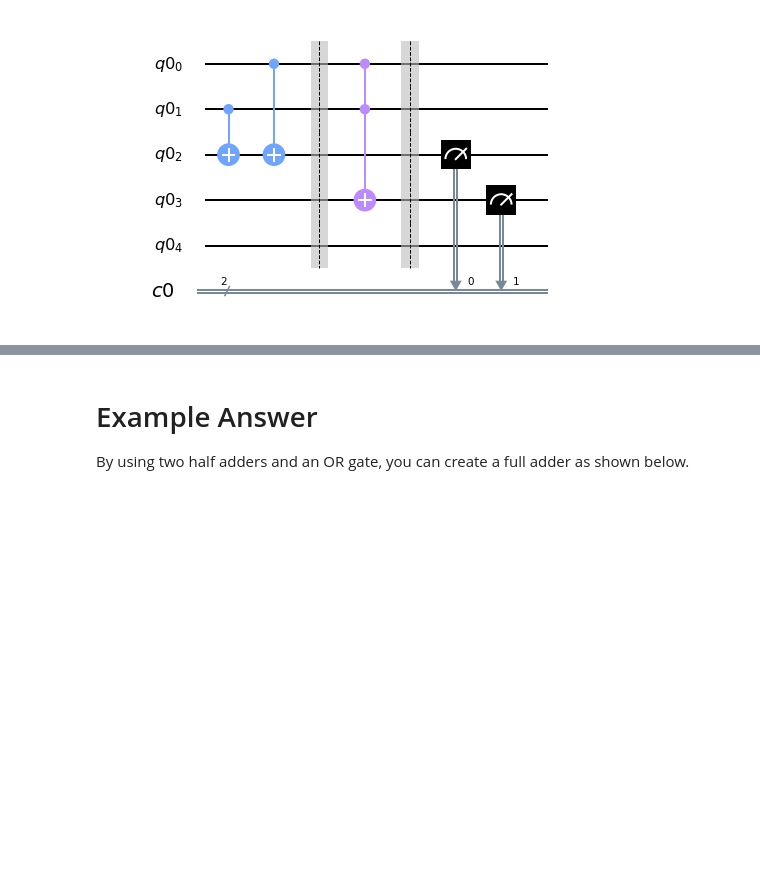
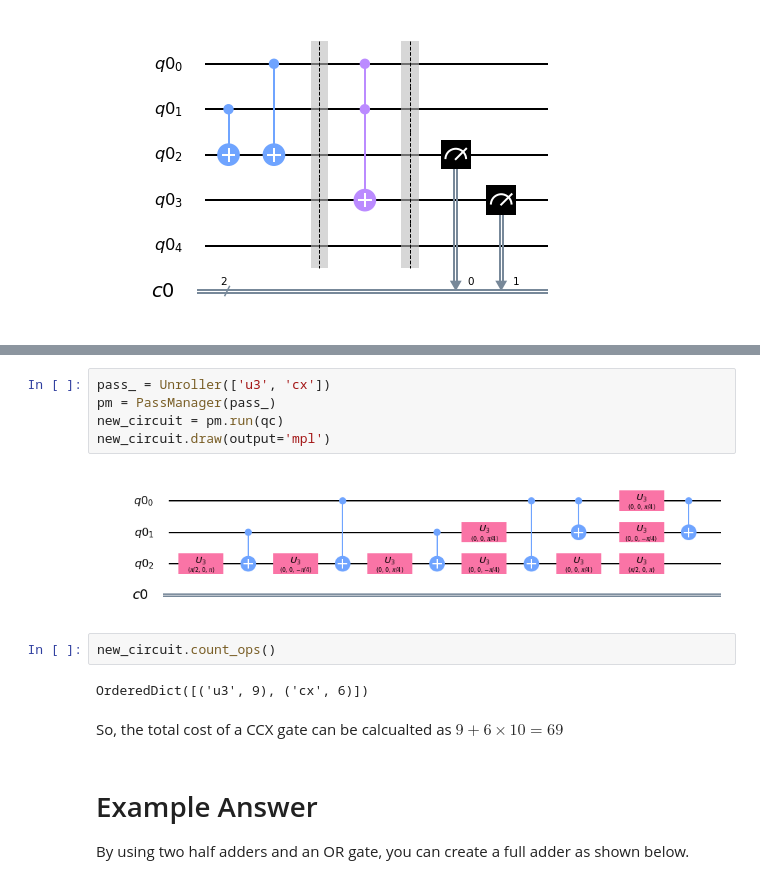
Before and after one commit to quantum-challenge/2019, a Jupyter notebook: problems/week1/week1_en.ipynb, the cells around one changed output, grey strips where cells are left out. Cells and saved outputs as stored; diff of their text form; blank space fills up the shorter version.

```diff
--- a/problems/week1/week1_en.ipynb
+++ b/problems/week1/week1_en.ipynb
@@ -334,3 +398,16 @@ Example output:<br/>
+# %%
+pass_ = Unroller(['u3', 'cx'])
+pm = PassManager(pass_)
+new_circuit = pm.run(qc)
+new_circuit.draw(output='mpl')
+# %% [output]
+[figure, added]
+# %%
+new_circuit.count_ops()
+# %% [output]
+OrderedDict([('u3', 9), ('cx', 6)])
+# %% [markdown]
+So, the total cost of a CCX gate can be calcualted as $9+6\times10=69$
 # %% [markdown]
 # Example Answer
 
```
Also changed, not shown: parts of 18 cells of this notebook.
